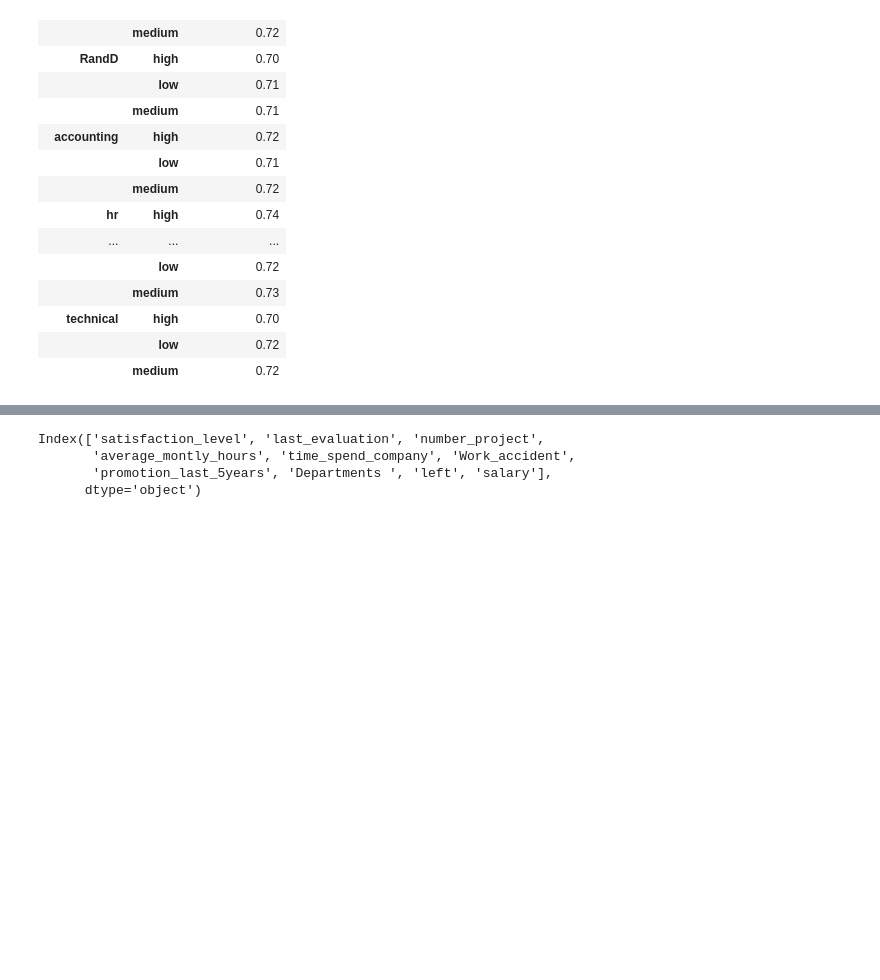
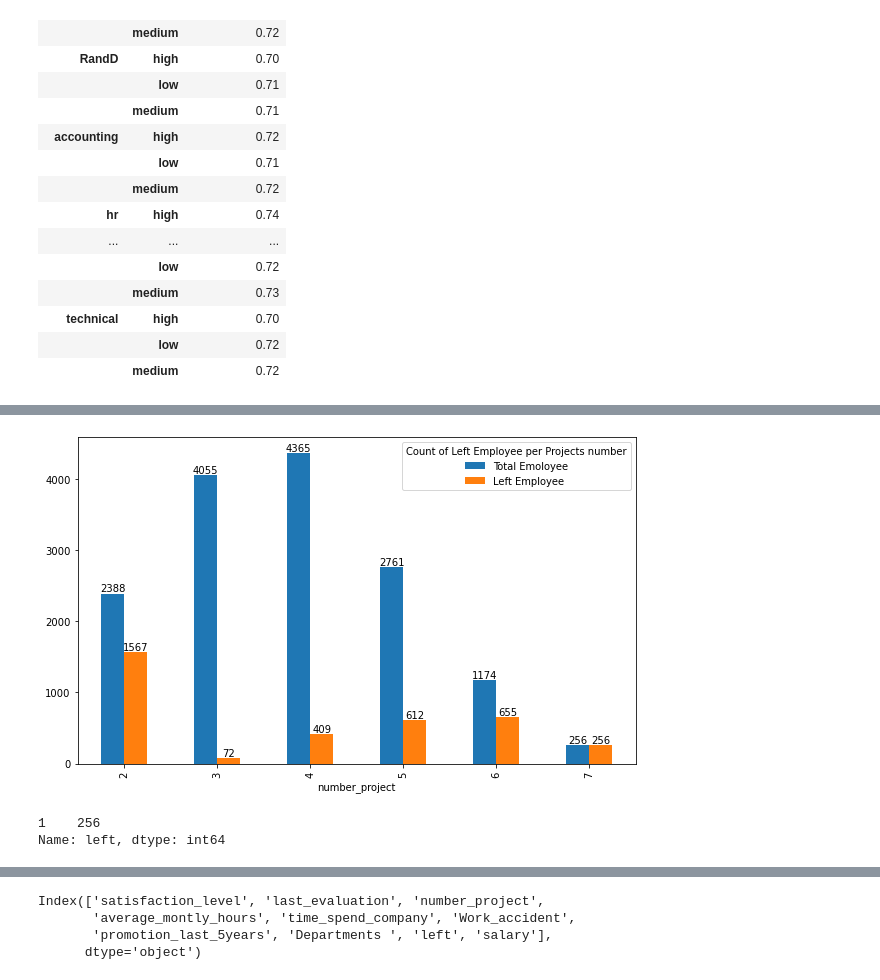
Before and after one commit to habip-bingol/Projects, a Jupyter notebook: ML_Projects/Capstone Projects/Churn_Prediction/Churn_Prediction.ipynb, the cells around one changed output, grey strips where cells are left out. Saved outputs shown, nothing was run; the diff lists cells and outputs as text; code cells hidden in the pictures; blank space fills up the shorter version.

```diff
--- a/ML_Projects/Capstone Projects/Churn_Prediction/Churn_Prediction.ipynb
+++ b/ML_Projects/Capstone Projects/Churn_Prediction/Churn_Prediction.ipynb
@@ -428,0 +450,5 @@ df.groupby(["Departments ", "salary"])["last_evaluation"].mean().to_frame()
+# %%
+# we can conclude from this dataframe that after the 4 project employee's satisfaction level is decreasing
+df1= df.groupby("number_project").agg({"left":["count", "sum"], "satisfaction_level":"mean"})
+df1.rename(columns={"left":"Employees", "count":"total_employee", "sum":"left_employee", "mean":"average"}, inplace=True)
+df1
@@ -428,0 +465,14 @@ df.groupby(["Departments ", "salary"])["last_evaluation"].mean().to_frame()
+# %%
+ax = df1["Employees"].plot(kind="bar")
+for i in ax.containers:
+    ax.bar_label(i)
+
+plt.legend(title="Count of Left Employee per Projects number", labels=["Total Emoloyee", "Left Employee"])
+plt.show()
+# %% [output]
+[figure, added]
+# %%
+df[df.number_project == 7]["left"].value_counts()
+# %% [output]
+1    256
+Name: left, dtype: int64
```
Also changed, not shown: parts of 41 cells of this notebook.
